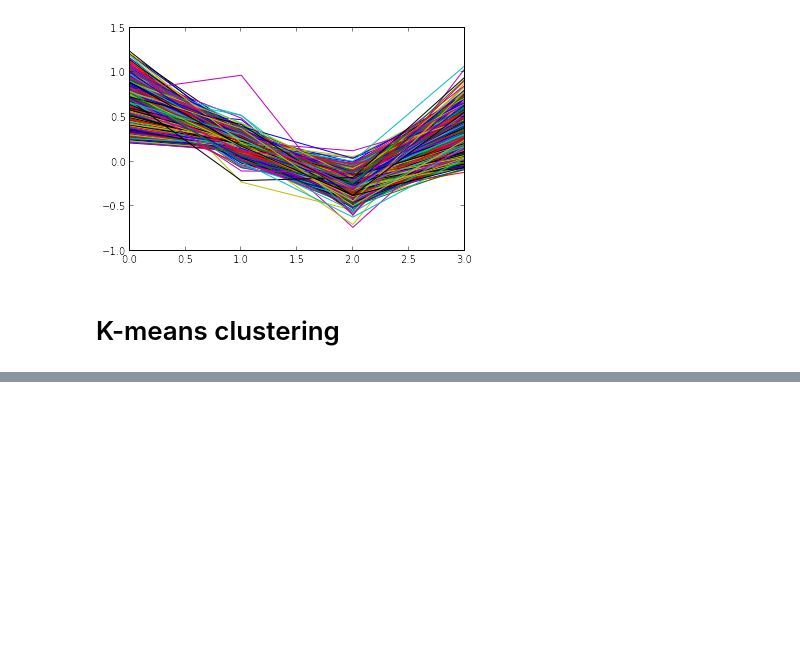
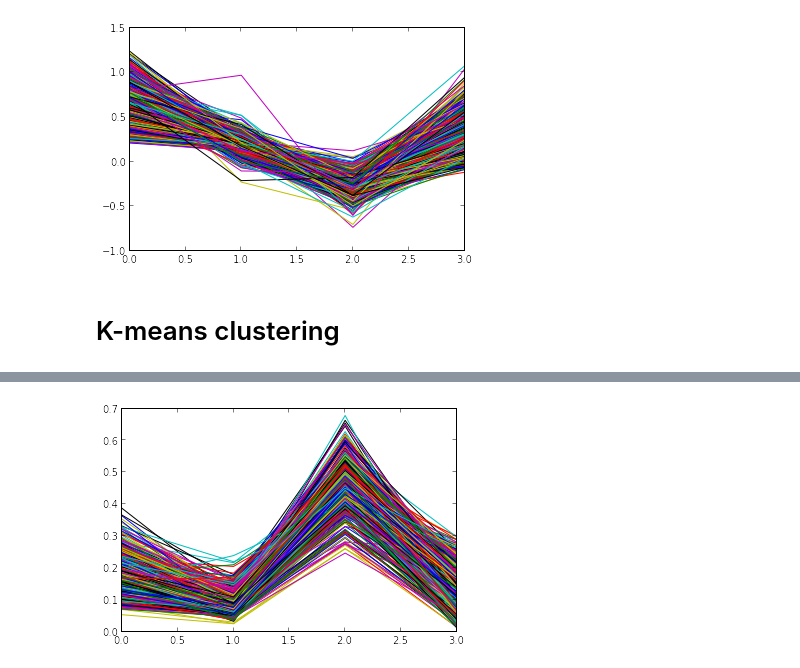
Before and after one commit to JuanRAlvarez/Tarea-4, a Jupyter notebook: Pobreza.ipynb, the cells around one changed output, grey strips where cells are left out. Cells and saved outputs as stored; diff of their text form; code cells hidden in the pictures; blank space fills up the shorter version.

```diff
--- a/Pobreza.ipynb
+++ b/Pobreza.ipynb
@@ -132,0 +185,6 @@ for i in range(n_datos):
+# %%
+for i in range(len(pertenecea)):
+    if pertenecea[i]==2:
+        plot(daticos[i,:])
+# %% [output]
+[figure, added]
```
Also changed, not shown: parts of 6 cells of this notebook, 1 other file.
